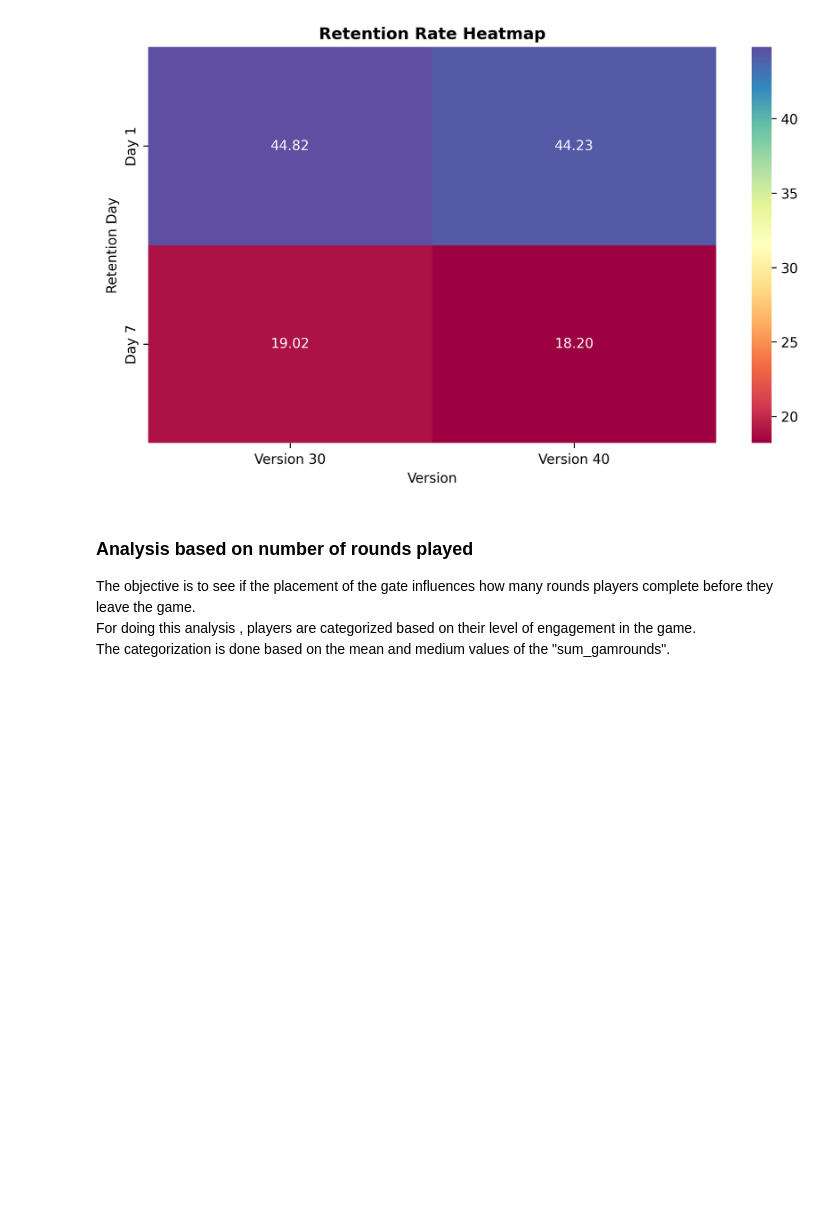
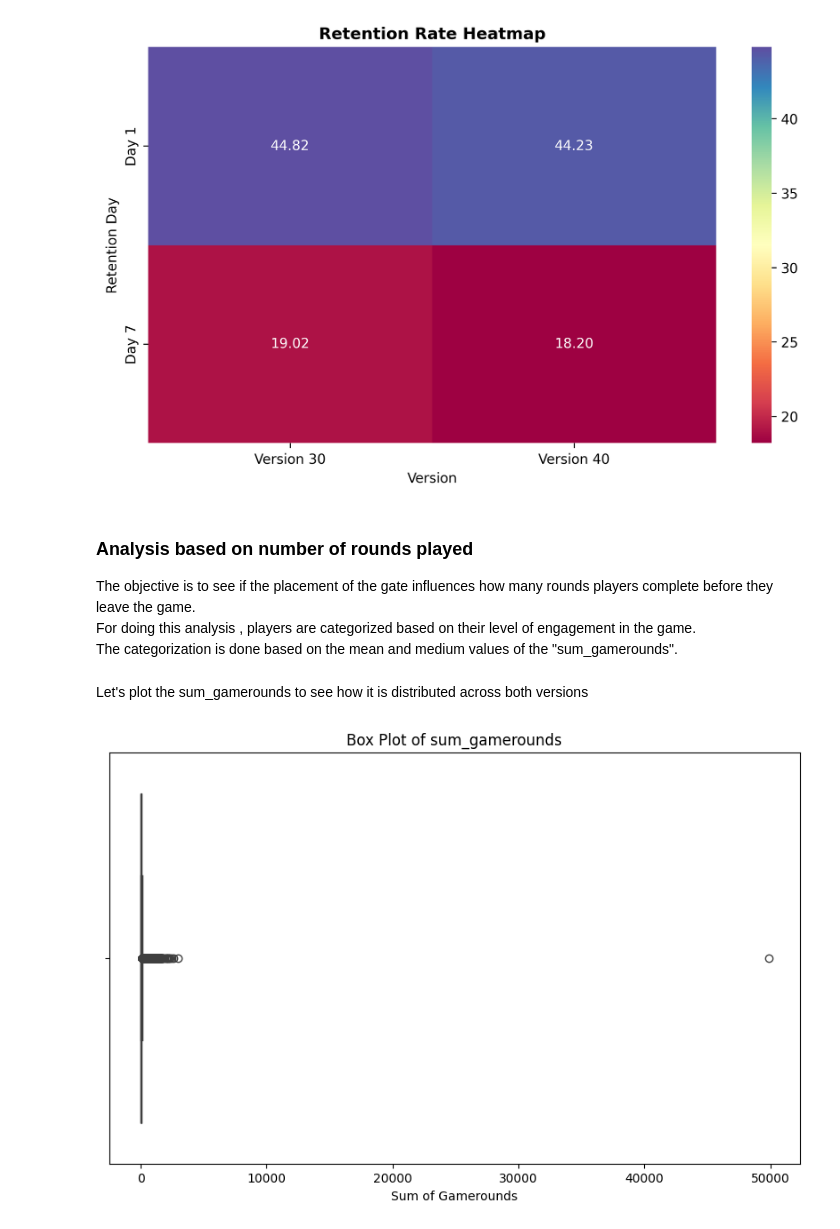
Before and after one commit to Skrishnaanjali/Cookie_cats_dataanalysis, a Jupyter notebook: Data_Analysis_cookiecats_final_draft.ipynb, the cells around one changed output. Cells and saved outputs as stored; diff of their text form; code cells hidden in the pictures; blank space fills up the shorter version.

```diff
--- a/Data_Analysis_cookiecats_final_draft.ipynb
+++ b/Data_Analysis_cookiecats_final_draft.ipynb
@@ -358,4 +358,18 @@ plt.show()
 
 The objective is to see if the placement of the gate influences how many rounds players complete before they leave the game.<br>
 For doing this analysis , players are categorized based on their level of engagement in the game.<br>
-The categorization is done based on the mean and medium values of the "sum_gamrounds".<br>
+The categorization is done based on the mean and medium values of the "sum_gamerounds".<br>
+# %% [markdown]
+Let's plot the sum_gamerounds to see how it is distributed across both versions
+# %%
+import matplotlib.pyplot as plt
+import seaborn as sns
+
+# Create a box plot for sum_gamerounds
+plt.figure(figsize=(10, 6))
+sns.boxplot(x=data['sum_gamerounds'])
+plt.title('Box Plot of sum_gamerounds')
+plt.xlabel('Sum of Gamerounds')
+plt.show()
+# %% [output]
+[figure, added]
```
Also changed, not shown: parts of 28 cells of this notebook.
